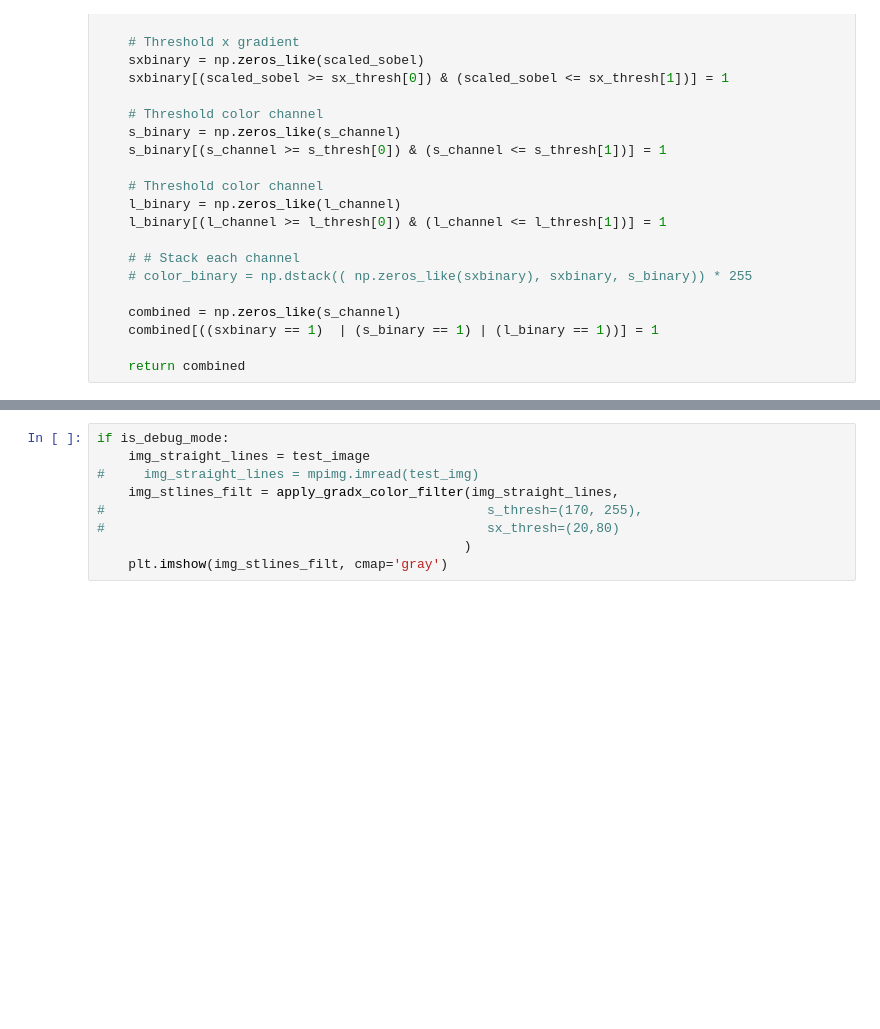
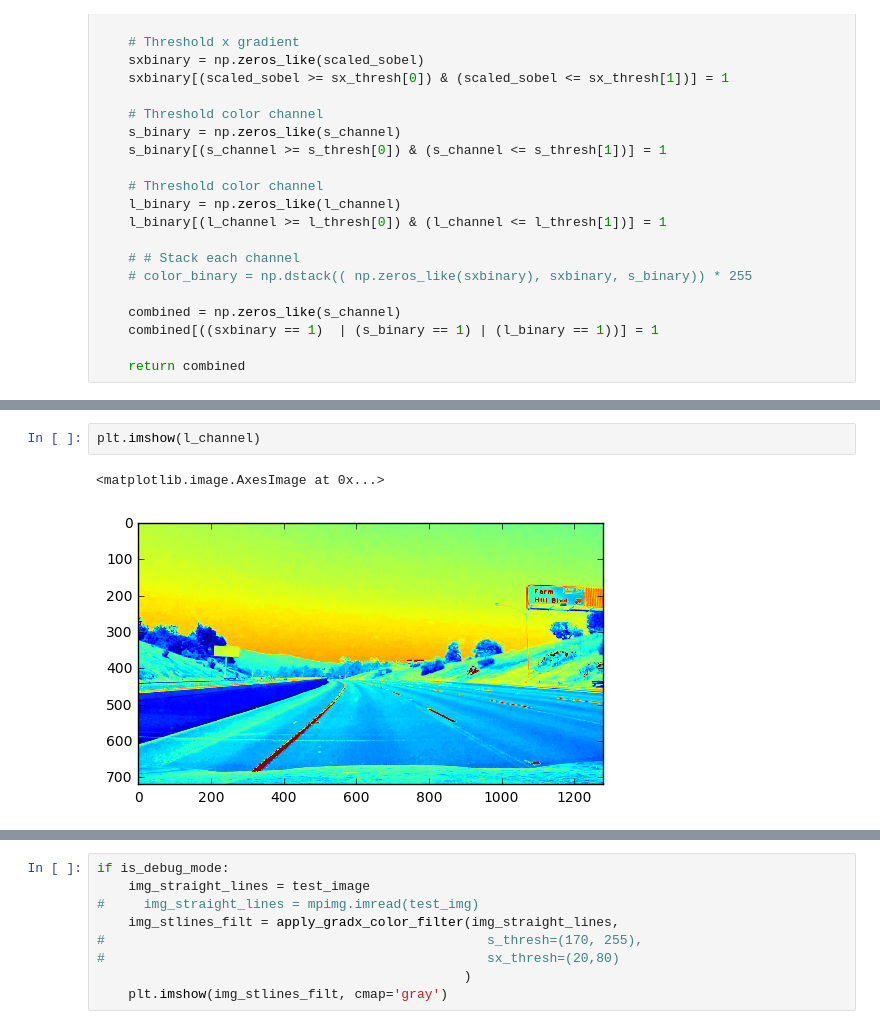
Before and after one commit to vijaykrishnay/Udacity_AdvLaneLines, a Jupyter notebook: Advanced_LaneFinding - Main.ipynb, the cells around one changed output, grey strips where cells are left out. Cells and saved outputs as stored; diff of their text form; blank space fills up the shorter version.

```diff
--- a/Advanced_LaneFinding - Main.ipynb
+++ b/Advanced_LaneFinding - Main.ipynb
@@ -95,0 +119,5 @@ def apply_gradx_color_filter(img, s_thresh=(170, 255), sx_thresh=(100, 255), l_t
+# %%
+plt.imshow(l_channel)
+# %% [output]
+<matplotlib.image.AxesImage at 0x...>
+[figure, added]
```
Also changed, not shown: parts of 11 cells of this notebook, 17 other files.
